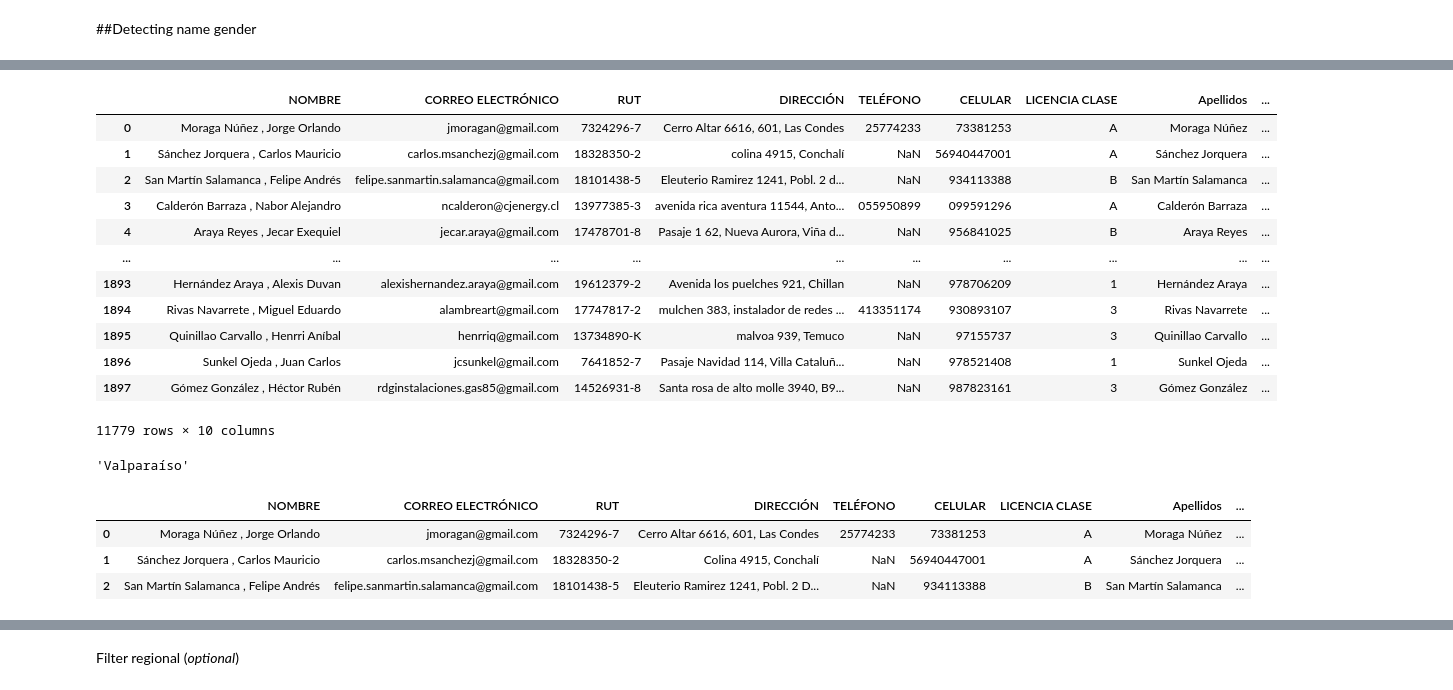
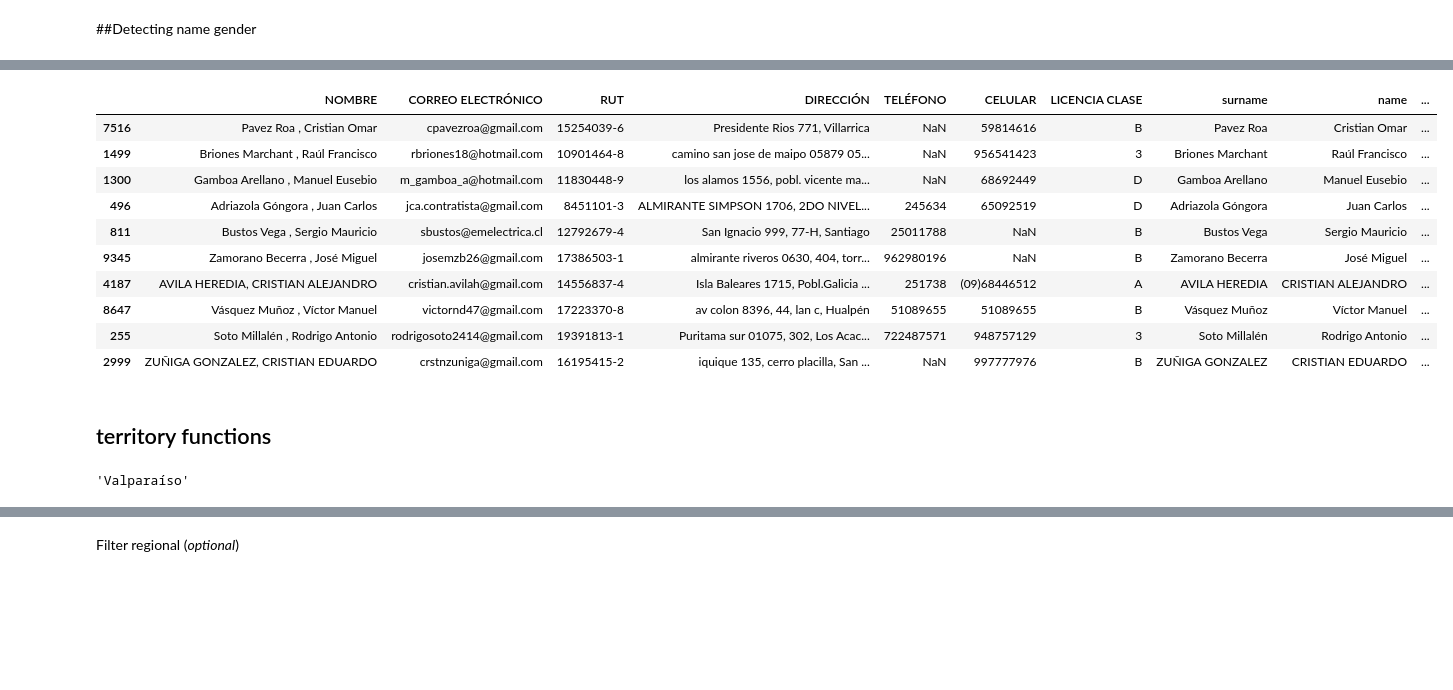
Before and after one commit to ccnmagnoo/colabs, a Jupyter notebook: sec_etl_professional.ipynb, the cells around one changed output, grey strips where cells are left out. Drawn from its saved outputs; the diff is of its cells as text; code cells hidden in the pictures; blank space fills up the shorter version.

Commit message:
update name normalizer with for loop

```diff
--- a/sec_etl_professional.ipynb
+++ b/sec_etl_professional.ipynb
@@ -56,8 +56,8 @@ dtypes: object(7)
 memory usage: 540.5+ KB
 # %%
 #joint gas + eli
-all_technicians = pd.concat([eli_df,gas_df])
-all_technicians.info()
+joinAll = pd.concat([eli_df,gas_df])
+joinAll.info()
 # %% [output]
 <class 'pandas.core.frame.DataFrame'>
 Int64Index: 11779 entries, 0 to 1897
@@ -220,0 +186,21 @@ all_technicians
+# %%
+# Transform
+## split NOMBRE column
+joinAll[['surname','name']] = joinAll['NOMBRE'].str.split(',',1,expand=True)
+## remove null names
+joinAll['name'] = joinAll['name'].map(lambda name: name.strip())
+joinAll['address'] = joinAll['DIRECCIÓN'].str.replace('Nunoa','Ñuñoa')
+
+joinAll['movil'] = joinAll['CELULAR']
+joinAll['movil'] = joinAll['movil'].str.replace(' ','')
+joinAll['movil'] = joinAll['movil'].str.replace('-','')
+joinAll['movil'] = pd.to_numeric(joinAll['movil'], errors='coerce').fillna(0).astype(int)
+joinAll['movil'] = joinAll['movil'].apply(lambda c:normalizePhone(c))
+
+joinAll['phone'] = joinAll['TELÉFONO']
+joinAll['phone'] = joinAll['phone'].str.replace(' ','')
+joinAll['phone'] = joinAll['phone'].str.replace('-','')
+joinAll['phone'] = pd.to_numeric(joinAll['phone'], errors='coerce').fillna(0).astype(int)
+
+
+joinAll.head(3)
@@ -221,4 +212,4 @@ all_technicians
 # %% [markdown]
 ##Detecting name gender
 # %%
-all_technicians['gender'] = all_technicians['Nombres'].map(getGender)
+joinAll['gender'] = joinAll['name'].map(getGender)
@@ -225,23 +234,23 @@ all_technicians['gender'] = all_technicians['Nombres'].map(getGender)
 # %%
 #big filter
 from pandas import DataFrame
 #result:DataFrame = all_technicians.loc[all_technicians['gender']=='female']
-result:DataFrame = all_technicians
-result
+result:DataFrame = joinAll
+result.sample(10)
 # %% [output]
-|  | NOMBRE | CORREO ELECTRÓNICO | RUT | DIRECCIÓN | TELÉFONO | CELULAR | LICENCIA CLASE | Apellidos | ... |
-| 0 | Moraga Núñez , Jorge Orlando | jmoragan@gmail.com | 7324296-7 | Cerro Altar 6616, 601, Las Condes | 25774233 | 73381253 | A | Moraga Núñez | ... |
-| 1 | Sánchez Jorquera , Carlos Mauricio | carlos.msanchezj@gmail.com | 18328350-2 | colina 4915, Conchalí | NaN | 56940447001 | A | Sánchez Jorquera | ... |
-| 2 | San Martín Salamanca , Felipe Andrés | felipe.sanmartin.salamanca@gmail.com | 18101438-5 | Eleuterio Ramirez 1241, Pobl. 2 d... | NaN | 934113388 | B | San Martín Salamanca | ... |
-| 3 | Calderón Barraza , Nabor Alejandro | ncalderon@cjenergy.cl | 13977385-3 | avenida rica aventura 11544, Anto... | 055950899 | 099591296 | A | Calderón Barraza | ... |
-| 4 | Araya Reyes , Jecar Exequiel | jecar.araya@gmail.com | 17478701-8 | Pasaje 1 62, Nueva Aurora, Viña d... | NaN | 956841025 | B | Araya Reyes | ... |
-| ... | ... | ... | ... | ... | ... | ... | ... | ... | ... |
-| 1893 | Hernández Araya , Alexis Duvan | alexishernandez.araya@gmail.com | 19612379-2 | Avenida los puelches 921, Chillan | NaN | 978706209 | 1 | Hernández Araya | ... |
-| 1894 | Rivas Navarrete , Miguel Eduardo | alambreart@gmail.com | 17747817-2 | mulchen 383, instalador de redes ... | 413351174 | 930893107 | 3 | Rivas Navarrete | ... |
-| 1895 | Quinillao Carvallo , Henrri Aníbal | henrriq@gmail.com | 13734890-K | malvoa 939, Temuco | NaN | 97155737 | 3 | Quinillao Carvallo | ... |
-| 1896 | Sunkel Ojeda , Juan Carlos | jcsunkel@gmail.com | 7641852-7 | Pasaje Navidad 114, Villa Cataluñ... | NaN | 978521408 | 1 | Sunkel Ojeda | ... |
-| 1897 | Gómez González , Héctor Rubén | rdginstalaciones.gas85@gmail.com | 14526931-8 | Santa rosa de alto molle 3940, B9... | NaN | 987823161 | 3 | Gómez González | ... |
+|  | NOMBRE | CORREO ELECTRÓNICO | RUT | DIRECCIÓN | TELÉFONO | CELULAR | LICENCIA CLASE | surname | name | ... |
+| 7516 | Pavez Roa , Cristian Omar | cpavezroa@gmail.com | 15254039-6 | Presidente Rios 771, Villarrica | NaN | 59814616 | B | Pavez Roa | Cristian Omar | ... |
+| 1499 | Briones Marchant , Raúl Francisco | rbriones18@hotmail.com | 10901464-8 | camino san jose de maipo 05879 05... | NaN | 956541423 | 3 | Briones Marchant | Raúl Francisco | ... |
+| 1300 | Gamboa Arellano , Manuel Eusebio | m_gamboa_a@hotmail.com | 11830448-9 | los alamos 1556, pobl. vicente ma... | NaN | 68692449 | D | Gamboa Arellano | Manuel Eusebio | ... |
+| 496 | Adriazola Góngora , Juan Carlos | jca.contratista@gmail.com | 8451101-3 | ALMIRANTE SIMPSON 1706, 2DO NIVEL... | 245634 | 65092519 | D | Adriazola Góngora | Juan Carlos | ... |
+| 811 | Bustos Vega , Sergio Mauricio | sbustos@emelectrica.cl | 12792679-4 | San Ignacio 999, 77-H, Santiago | 25011788 | NaN | B | Bustos Vega | Sergio Mauricio | ... |
+| 9345 | Zamorano Becerra , José Miguel | josemzb26@gmail.com | 17386503-1 | almirante riveros 0630, 404, torr... | 962980196 | NaN | B | Zamorano Becerra | José Miguel | ... |
+| 4187 | AVILA HEREDIA, CRISTIAN ALEJANDRO | cristian.avilah@gmail.com | 14556837-4 | Isla Baleares 1715, Pobl.Galicia ... | 251738 | (09)68446512 | A | AVILA HEREDIA | CRISTIAN ALEJANDRO | ... |
+| 8647 | Vásquez Muñoz , Víctor Manuel | victornd47@gmail.com | 17223370-8 | av colon 8396, 44, lan c, Hualpén | 51089655 | 51089655 | B | Vásquez Muñoz | Víctor Manuel | ... |
+| 255 | Soto Millalén , Rodrigo Antonio | rodrigosoto2414@gmail.com | 19391813-1 | Puritama sur 01075, 302, Los Acac... | 722487571 | 948757129 | 3 | Soto Millalén | Rodrigo Antonio | ... |
+| 2999 | ZUÑIGA GONZALEZ, CRISTIAN EDUARDO | crstnzuniga@gmail.com | 16195415-2 | iquique 135, cerro placilla, San ... | NaN | 997777976 | B | ZUÑIGA GONZALEZ | CRISTIAN EDUARDO | ... |
-11779 rows × 10 columns
+# %% [markdown]
+## territory functions
 # %%
 #transform functions
 
@@ -314,24 +323,4 @@ def normalizePhone(input:int|None)->int|None:
 getTerritory('Quillomta',res=Territory.REGION)
 # %% [output]
 'Valparaíso'
-# %%
-
-result['movil'] = result['CELULAR']
-result['movil'] = result['movil'].str.replace(' ','')
-result['movil'] = result['movil'].str.replace('-','')
-result['movil'] = pd.to_numeric(result['movil'], errors='coerce').fillna(0).astype(int)
-result['movil'] = result['movil'].apply(lambda c:normalizePhone(c))
-
-result['phone'] = result['TELÉFONO']
-result['phone'] = result['phone'].str.replace(' ','')
-result['phone'] = result['phone'].str.replace('-','')
-result['phone'] = pd.to_numeric(result['phone'], errors='coerce').fillna(0).astype(int)
-result['phone'] = result['phone'].apply(lambda c:normalizePhone(c))
-
-result.head(3)
-# %% [output]
-|  | NOMBRE | CORREO ELECTRÓNICO | RUT | DIRECCIÓN | TELÉFONO | CELULAR | LICENCIA CLASE | Apellidos | ... |
-| 0 | Moraga Núñez , Jorge Orlando | jmoragan@gmail.com | 7324296-7 | Cerro Altar 6616, 601, Las Condes | 25774233 | 73381253 | A | Moraga Núñez | ... |
-| 1 | Sánchez Jorquera , Carlos Mauricio | carlos.msanchezj@gmail.com | 18328350-2 | Colina 4915, Conchalí | NaN | 56940447001 | A | Sánchez Jorquera | ... |
-| 2 | San Martín Salamanca , Felipe Andrés | felipe.sanmartin.salamanca@gmail.com | 18101438-5 | Eleuterio Ramirez 1241, Pobl. 2 D... | NaN | 934113388 | B | San Martín Salamanca | ... |
 # %%
```
Also changed, not shown: parts of 22 cells of this notebook.
